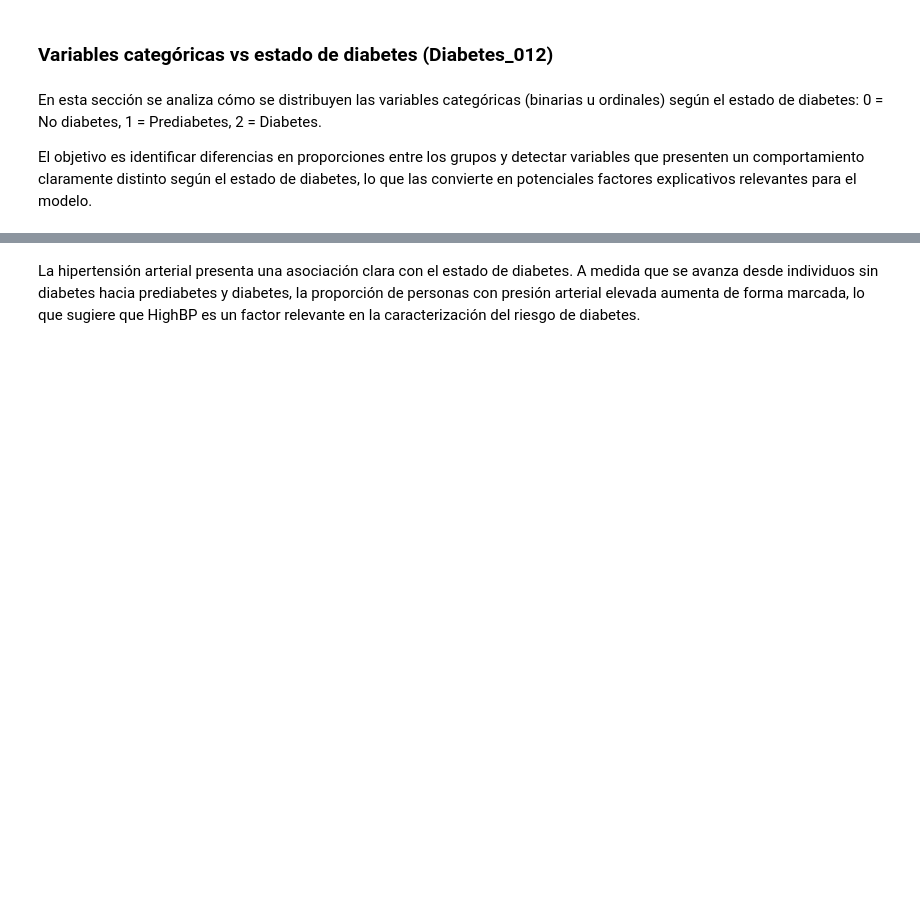
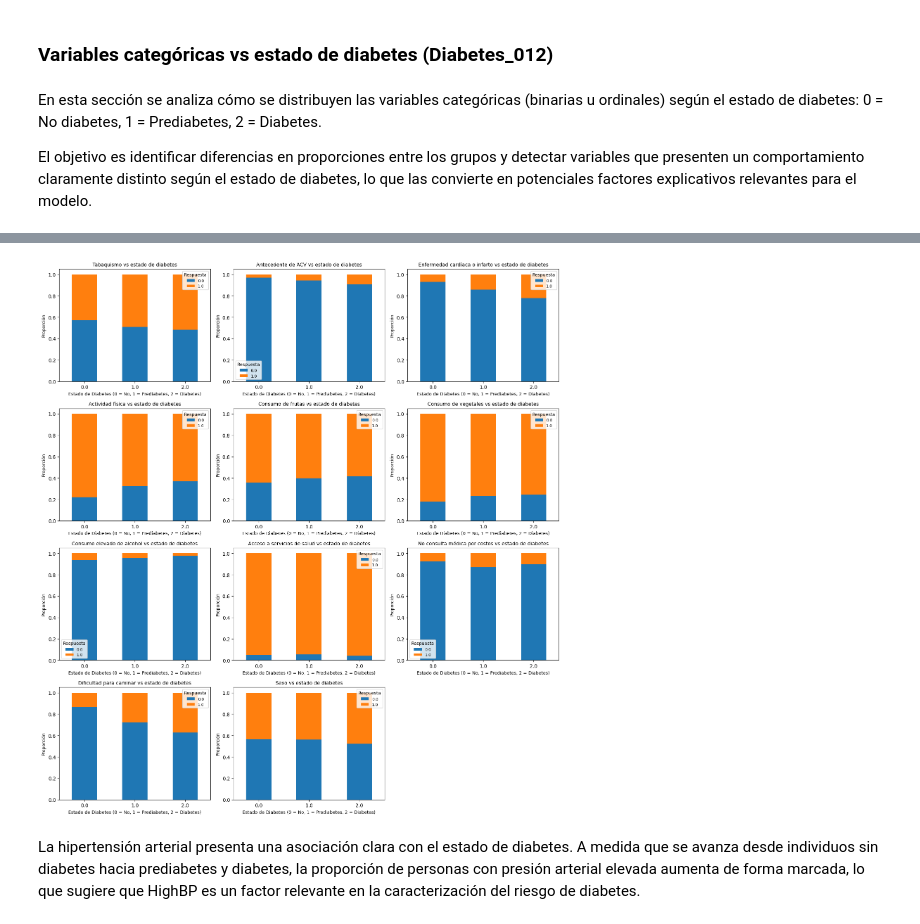
Before and after one commit to sebas-serrano/Diabetes_Health_Indicators, a Jupyter notebook: notebooks/Diabetes_Health_Indicators.ipynb, the cells around one changed output, grey strips where cells are left out. Saved outputs shown, nothing was run; the diff lists cells and outputs as text; code cells hidden in the pictures; blank space fills up the shorter version.

```diff
--- a/notebooks/Diabetes_Health_Indicators.ipynb
+++ b/notebooks/Diabetes_Health_Indicators.ipynb
@@ -574,2 +542,79 @@ plot_categorical_vs_target(df_multi, 'HighBP')
+# %%
+import matplotlib.pyplot as plt
+import pandas as pd
+import numpy as np
+
+# Variables categóricas a analizar (11)
+cat_vars = [
+    'Smoker',
+    'Stroke',
+    'HeartDiseaseorAttack',
+    'PhysActivity',
+    'Fruits',
+    'Veggies',
+    'HvyAlcoholConsump',
+    'AnyHealthcare',
+    'NoDocbcCost',
+    'DiffWalk',
+    'Sex'
+]
+
+# Diccionario para títulos en español
+titles_es = {
+    'Smoker': 'Tabaquismo',
+    'Stroke': 'Antecedente de ACV',
+    'HeartDiseaseorAttack': 'Enfermedad cardíaca o infarto',
+    'PhysActivity': 'Actividad física',
+    'Fruits': 'Consumo de frutas',
+    'Veggies': 'Consumo de vegetales',
+    'HvyAlcoholConsump': 'Consumo elevado de alcohol',
+    'AnyHealthcare': 'Acceso a servicios de salud',
+    'NoDocbcCost': 'No consulta médica por costos',
+    'DiffWalk': 'Dificultad para caminar',
+    'Sex': 'Sexo'
+}
+
+target = 'Diabetes_012'
+
+# Configuración del grid: 3 gráficos por fila
+n_cols = 3
+n_rows = int(np.ceil(len(cat_vars) / n_cols))
+
+fig, axes = plt.subplots(n_rows, n_cols, figsize=(15, 4 * n_rows))
+axes = axes.flatten()
+
+for i, var in enumerate(cat_vars):
+    # Tabla de proporciones
+    prop_table = (
+        df_multi
+        .groupby(target)[var]
+        .value_counts(normalize=True)
+        .unstack()
+        .fillna(0)
+    )
+
+    prop_table.plot(
+        kind='bar',
+        stacked=True,
+        ax=axes[i]
+    )
+
+    axes[i].set_title(
+        f'{titles_es[var]} vs estado de diabetes',
+        fontsize=10
+    )
+    axes[i].set_xlabel('Estado de Diabetes (0 = No, 1 = Prediabetes, 2 = Diabetes)', fontsize=9)
+    axes[i].set_ylabel('Proporción', fontsize=9)
+    axes[i].legend(title='Respuesta', fontsize=8, title_fontsize=9)
+    axes[i].tick_params(axis='x', rotation=0)
+
+# Eliminar gráficos vacíos
+for j in range(i + 1, len(axes)):
+    fig.delaxes(axes[j])
+
+plt.tight_layout()
+plt.show()
+# %% [output]
+[figure, added]
 # %% [markdown]
 La hipertensión arterial presenta una asociación clara con el estado de diabetes. A medida que se avanza desde individuos sin diabetes hacia prediabetes y diabetes, la proporción de personas con presión arterial elevada aumenta de forma marcada, lo que sugiere que HighBP es un factor relevante en la caracterización del riesgo de diabetes.
```
Also changed, not shown: parts of 3 cells of this notebook.
